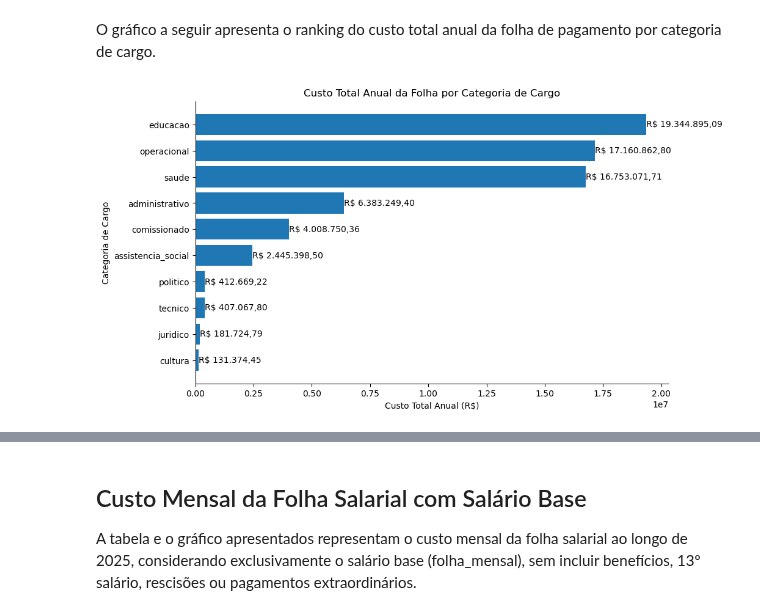
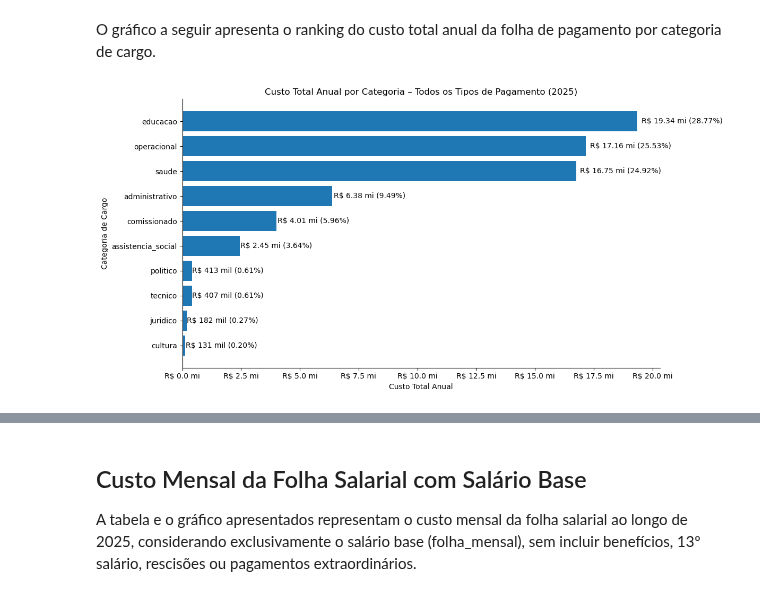
Before and after one commit to oguidenardi/folha_pagamento_santa_rita_2025, a Jupyter notebook: notebooks/04_exploratory_data_analysis.ipynb, the cells around one changed output, grey strips where cells are left out. Cells and saved outputs as stored; diff of their text form; code cells hidden in the pictures.

Commit message:
feat(eda): improve annual cost by category chart with value and percentage labels

```diff
--- a/notebooks/04_exploratory_data_analysis.ipynb
+++ b/notebooks/04_exploratory_data_analysis.ipynb
@@ -888,7 +888,7 @@ custo_categoria_anual = (
     df_serv.groupby("categoria_cargo")["proventos"]
     .sum()
     .reset_index(name="custo_folha_anual")
-    .sort_values("custo_folha_anual", ascending=False)
+    .sort_values("custo_folha_anual", ascending=True)
     .reset_index(drop=True)
 )
 
@@ -908,43 +908,54 @@ custo_categoria_anual
 # %% [markdown]
 O gráfico a seguir apresenta o ranking do custo total anual da folha de pagamento por categoria de cargo.
 # %%
-plt.figure(figsize=(10, 6))
+import matplotlib.pyplot as plt
+from matplotlib.ticker import FuncFormatter
+
+# Total para calcular percentual
+total_geral = custo_categoria_anual["custo_folha_anual"].sum()
+
+# Eixo X em milhões
+def brl_milhoes(x, pos):
+    return f"R$ {x/1_000_000:.1f} mi"
+
+plt.figure(figsize=(12, 6))
 
 bars = plt.barh(
     custo_categoria_anual["categoria_cargo"],
     custo_categoria_anual["custo_folha_anual"]
 )
 
-plt.gca().invert_yaxis()
-plt.xlabel("Custo Total Anual (R$)")
+plt.xlabel("Custo Total Anual")
 plt.ylabel("Categoria de Cargo")
-plt.title("Custo Total Anual da Folha por Categoria de Cargo")
+plt.title("Custo Total Anual por Categoria – Todos os Tipos de Pagamento (2025)")
 
-ax = plt.gca()
-ax.grid(False)
-ax.spines["top"].set_visible(False)
-ax.spines["right"].set_visible(False)
+plt.gca().xaxis.set_major_formatter(FuncFormatter(brl_milhoes))
 
-# Rótulos formatados em padrão brasileiro
+# Visual limpo
+plt.gca().spines["top"].set_visible(False)
+plt.gca().spines["right"].set_visible(False)
+
+# Rótulos: valor + percentual
 for bar in bars:
-    valor = bar.get_width()
-    y = bar.get_y() + bar.get_height() / 2
+    value = bar.get_width()
+    y_pos = bar.get_y() + bar.get_height() / 2
+    pct = (value / total_geral) * 100
 
-    valor_formatado = (
-        f"R$ {valor:,.2f}"
-        .replace(",", "X")
-        .replace(".", ",")
-        .replace("X", ".")
+    if value >= 1_000_000:
+        valor_txt = f"R$ {value/1_000_000:.2f} mi"
+    else:
+        valor_txt = f"R$ {value/1_000:.0f} mil"
+
+    label = f"{valor_txt} ({pct:.2f}%)"
+
+    plt.text(
+        value + (value * 0.01 if value > 0 else 10_000),
+        y_pos,
+        label,
+        va="center"
     )
 
-    plt.text(
-        valor,
-        y,
-        valor_formatado,
-        va="center",
-        ha="left"
-    )
-
+plt.tight_layout()
 plt.show()
 # %% [output]
-[figure, old version]
+[figure, new version]
```
Also changed, not shown: parts of 9 cells of this notebook.
